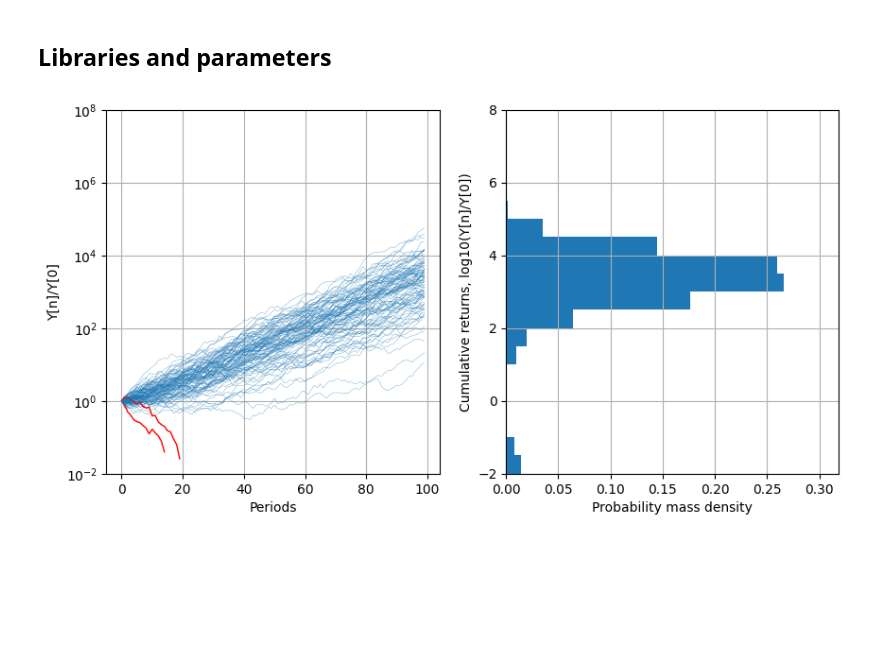
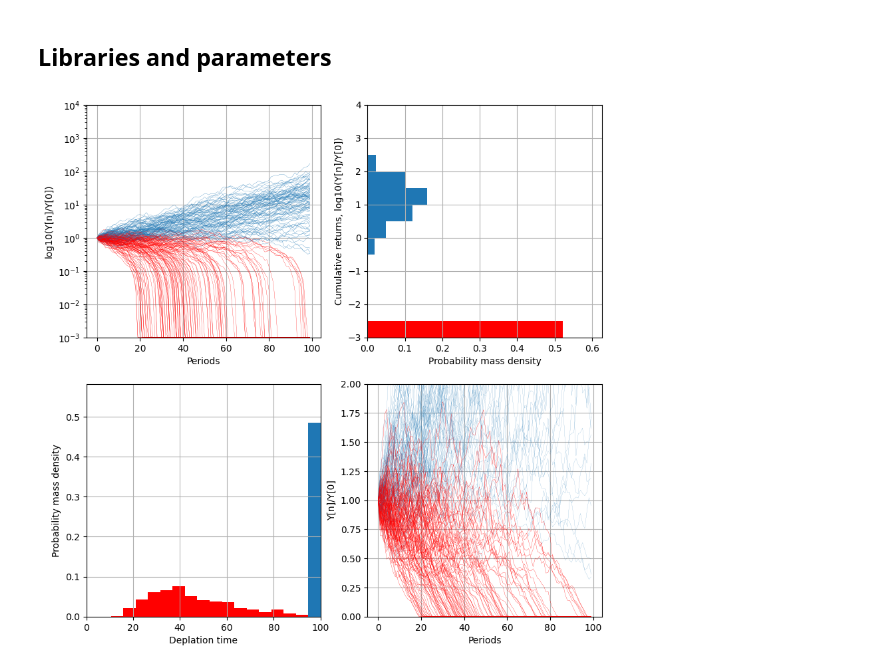
Before and after one commit to Basics2022/bbooks-financial-edu, a Jupyter notebook: _build/jupyter_execute/code/notebooks/sequence-risk.ipynb, the cells around one changed output. Cells and saved outputs as stored; diff of their text form; code cells hidden in the pictures; blank space fills up the shorter version.

```diff
--- a/_build/jupyter_execute/code/notebooks/sequence-risk.ipynb
+++ b/_build/jupyter_execute/code/notebooks/sequence-risk.ipynb
@@ -38,11 +38,12 @@ import matplotlib.pyplot as plt
 # E.g. Portfolio with 1-year return with expected value and variance 8%, 15%,
 # 1-period withdrawal .04,, and initial value of the portfolio 1., like
 # 40k€ withdrawal of an initial portfolio of 1M€
-mu, sigma, C = .10, .15, -.04
+mu, sigma, C = .045, .10, -.04
 x0 = 1.
+wealth_ruin_exp = -3
 
 #> Random number generator, representing 1-period return R_n = Y_{n}/Y_{n-1}
-nreal = 1000       # n. of realizations of the random process
+nreal = 2000       # n. of realizations of the random process
 nt = 100           # n. of periods (toss) for each realization
 tv = np.arange(nt)
 
@@ -52,9 +53,10 @@ rng_params = {'loc': mu, 'scale': sigma, 'size': nt}
 # %%
 #> End values, max drawdowns
 x_end = np.zeros(nreal)
+deplation_times = np.zeros(nreal)
 n_ruins = 0
 
-fig, ax = plt.subplots(1,2, figsize=(10,5))
+fig, ax = plt.subplots(2,2, figsize=(10, 10))
 for ireal in np.arange(nreal):
 
     #> 1-period returns of the 2 assets
@@ -62,49 +64,69 @@ for ireal in np.arange(nreal):
 
     #> Rebalanced portfolio
     x = np.zeros(nt);  x[0] = x0
     for ix in np.arange(1,nt):
         x[ix] = x[ix-1] + r[ix-1] * x[ix-1] + C
 
-    #> Ruin condition whene portfolio goes to zero
+    #> Ruin condition, when portfolio goes to zero
     neg_indices = np.where(x < 0)[0]
     if ( neg_indices.size > 0 ):
       time_of_deplation = neg_indices[0]
+      x[time_of_deplation:] =  x0 * 10**wealth_ruin_exp
       n_ruins += 1
     else:
       time_of_deplation = nt
 
     #> End values
-    x_end[ireal] = max( x[time_of_deplation-1]/x0, 0. )
+    x_end[ireal] = x[-1]
+    deplation_times[ireal] = time_of_deplation
 
     #> Plot time-history
     if ( ireal % 10 == 0 ):
-        lw = .2 * ( time_of_deplation == nt ) + 1. * ( time_of_deplation < nt )
+        lw = .2 #
         color = plt.cm.tab10.colors[0] if time_of_deplation == nt  else 'red'
-        ax[0].semilogy(tv[:time_of_deplation], x[:time_of_deplation]/x[0], color=color, lw=lw) # , color=plt.cm.tab10.colors[0])
+        ax[0,0].semilogy(tv, x/x[0], color=color, lw=lw) # , color=plt.cm.tab10.colors[0])
+        ax[1,1].plot(tv, x/x[0], color=color, lw=.1 * ( time_of_deplation == nt ) + .2 * ( time_of_deplation < nt ))
 
 #> Exponents of 10 of cumulative return for plots
-minret_plot = -2
+minret_plot = wealth_ruin_exp
 maxret_plot = np.ceil( (mu-sigma**2/2)*nt * 2 * np.log10(np.exp(1)) )
 
-ax[0].set_ylabel("Y[n]/Y[0]")
-ax[0].set_xlabel("Periods")
-ax[0].set_ylim([10**minret_plot, 10**maxret_plot])   # e^at = (10^(log10(e)))^at
-ax[0].grid()
+ax[0,0].set_ylabel("log10(Y[n]/Y[0])")
+ax[0,0].set_xlabel("Periods")
+ax[0,0].set_ylim([10**minret_plot, 10**maxret_plot])   # e^at = (10^(log10(e)))^at
+ax[0,0].grid()
 
 dbins = .5
 bins = np.arange(minret_plot, maxret_plot, dbins)
-counts, bins, pathces = ax[1].hist(np.log10(x_end), bins=bins, orientation='horizontal', density=False)
+counts, bins, patches = ax[0,1].hist(np.log10(x_end), bins=bins, orientation='horizontal', density=False)
 # Modify hist() patches to get probability of ranges, like a discrete r.v.
 total_count = counts.sum()
 probs = counts/total_count
-for prob, patch in zip(probs, pathces):
+for prob, patch in zip(probs, patches):
     patch.set_width(prob)
-    # patch.set_facecolor('red')
-    # patch.set_alpha(count/total_count)
-ax[1].set_ylabel("Cumulative returns, log10(Y[n]/Y[0])")
-ax[1].set_xlabel("Probability mass density")
-ax[1].set_xlim([0,1.2 * np.max(probs)])
-ax[1].set_ylim([minret_plot, maxret_plot])
-ax[1].grid()
+patches[0].set_facecolor('red')
+
+ax[0,1].set_ylabel("Cumulative returns, log10(Y[n]/Y[0])")
+ax[0,1].set_xlabel("Probability mass density")
+ax[0,1].set_xlim([0,1.2 * np.max(probs)])
+ax[0,1].set_ylim([minret_plot, maxret_plot])
+ax[0,1].grid()
+
+counts, bins, patches = ax[1,0].hist(deplation_times, bins=np.linspace(0,nt,20), density=False, color='red')
+ax[1,0].set_ylabel("Probability mass density")
+ax[1,0].set_xlabel("Deplation time")
+ax[1,0].grid()
+total_count = counts.sum()
+probs = counts/total_count
+for prob, patch in zip(probs, patches):
+    patch.set_height(prob)
+patches[-1].set_facecolor(plt.cm.tab10.colors[0])
+ax[1,0].set_xlim([0, nt])
+ax[1,0].set_ylim([0, 1.2*np.max(probs)])
+
+ax[1,1].set_ylabel("Y[n]/Y[0]")
+ax[1,1].set_xlabel("Periods")
+ax[1,1].set_ylim([0, 2*x0])   # e^at = (10^(log10(e)))^at
+ax[1,1].grid()
 # %% [output]
-[figure, old version]
+[figure, new version]
```
Also changed, not shown: 16 other files.
